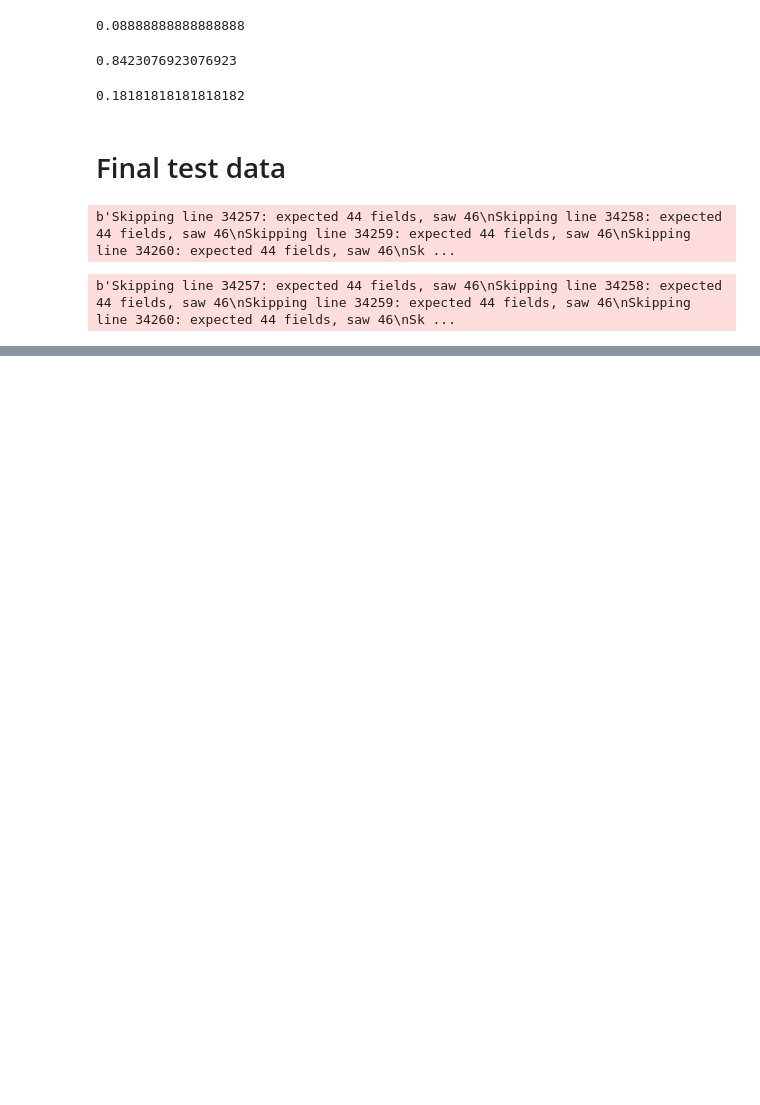
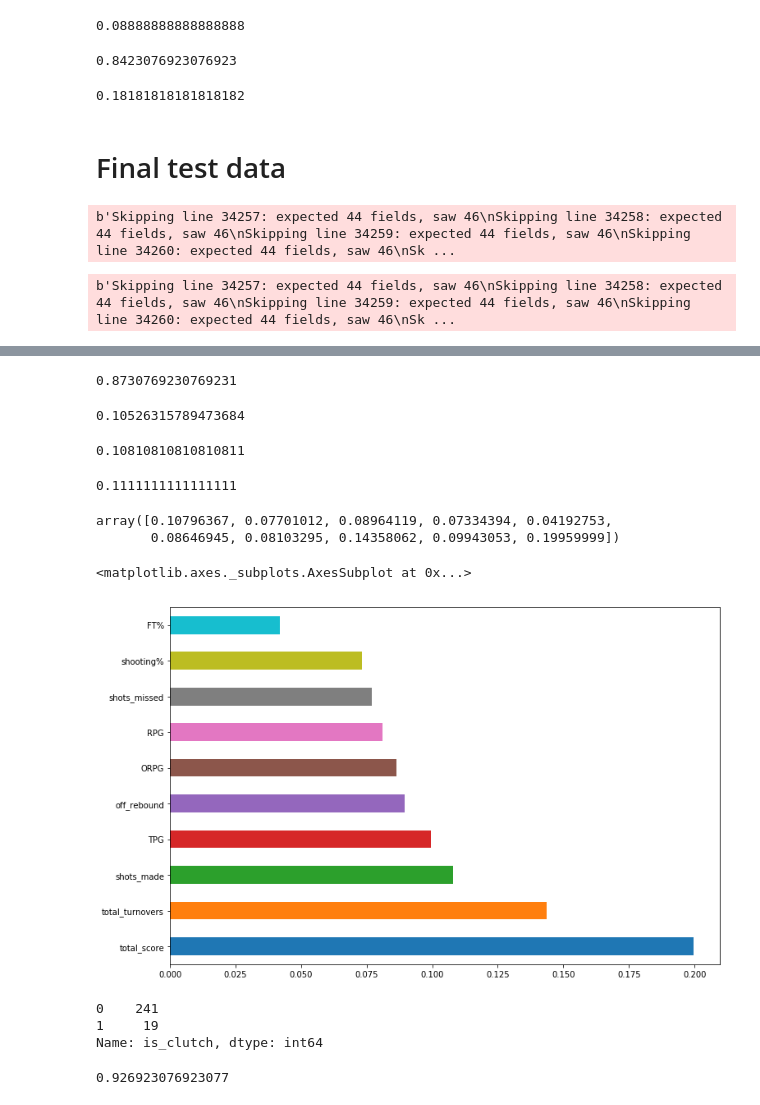
Before and after one commit to deepakchandi/clutch-baller, a Jupyter notebook: Testing.ipynb, the cells around one changed output, grey strips where cells are left out. Drawn from its saved outputs; the diff is of its cells as text; code cells hidden in the pictures; blank space fills up the shorter version.

```diff
--- a/Testing.ipynb
+++ b/Testing.ipynb
@@ -540,0 +618,55 @@ full_test_clutch_stats.tail()
+# %%
+d = target[['player']]
+final_train_stats = final_train_stats.merge(d, on='player')
+
+y = final_train_stats[['player']]
+target = target.merge(y, on='player')
+# %%
+x_test = x_test_clutch_stats.drop(['total_blocks', '3pt_score','APG', 'total_rebound', '2pt_med/hard', '3pt',  'easy_shot%', 'FT_missed', 'assist_count', '3pt_shots', 'med/hard_fg%', '3pt%', '2pt%', 'Dunk/Layup_attempts', 'total_shots', 'Dunk/Layup', 'FT_made', 'total_games', 'BPG', 'med/hard_attempts', 'FT_score','player_id','player', 'Hard_2Score', 'Easy_2Score', 'clutch_score', '2pt_fg_made', '2fg_attempts','is_clutch', 'league_all_shot_avg',	'league_2pt_avg',	'league_3pt_avg',	'league_hard2pt_avg',	'league_easy2pt_avg',	'league_ft%'], axis = 1)
+x_train = final_train_stats.drop(['total_blocks', '3pt_score','APG', 'total_rebound', '2pt_med/hard', '3pt',  'easy_shot%', 'FT_missed', 'assist_count', '3pt_shots', 'med/hard_fg%', '3pt%', '2pt%', 'Dunk/Layup_attempts', 'total_shots', 'Dunk/Layup', 'FT_made', 'total_games', 'BPG', 'med/hard_attempts', 'FT_score','player_id','player', 'Hard_2Score', 'Easy_2Score', 'clutch_score', '2pt_fg_made', '2fg_attempts','is_clutch', 'league_all_shot_avg',	'league_2pt_avg',	'league_3pt_avg',	'league_hard2pt_avg',	'league_easy2pt_avg',	'league_ft%'], axis = 1)
+# %%
+y_test = full_test_clutch_stats['is_clutch']
+y_train = target['is_clutch']
+# %%
+model= GradientBoostingClassifier(learning_rate= 0.01,max_depth= 5,min_samples_leaf= 1,n_estimators= 100)
+fit = model.fit(x_train, y_train)
+pred= fit.predict(x_test)
+# %%
+accuracy_score(y_test, pred)
+# %% [output]
+0.8730769230769231
+# %%
+recall_score(y_test, pred)
+# %% [output]
+0.10526315789473684
+# %%
+f1_score(y_test, pred)
+# %% [output]
+0.10810810810810811
+# %%
+precision_score(y_test, pred)
+# %% [output]
+0.1111111111111111
+# %%
+model.feature_importances_
+# %% [output]
+array([0.10796367, 0.07701012, 0.08964119, 0.07334394, 0.04192753,
+       0.08646945, 0.08103295, 0.14358062, 0.09943053, 0.19959999])
+# %%
+ig, axs = plt.subplots(1,0, figsize=(12,8))
+(pd.Series(model.feature_importances_, index=x_test.columns)
+   .nlargest(50)
+   .plot(kind='barh'))
+# %% [output]
+<matplotlib.axes._subplots.AxesSubplot at 0x...>
+[figure, added]
+# %%
+full_test_clutch_stats.is_clutch.value_counts()
+# %% [output]
+0    241
+1     19
+Name: is_clutch, dtype: int64
+# %%
+241/260
+# %% [output]
+0.926923076923077
```
Also changed, not shown: parts of 59 cells of this notebook, 4 other files.
